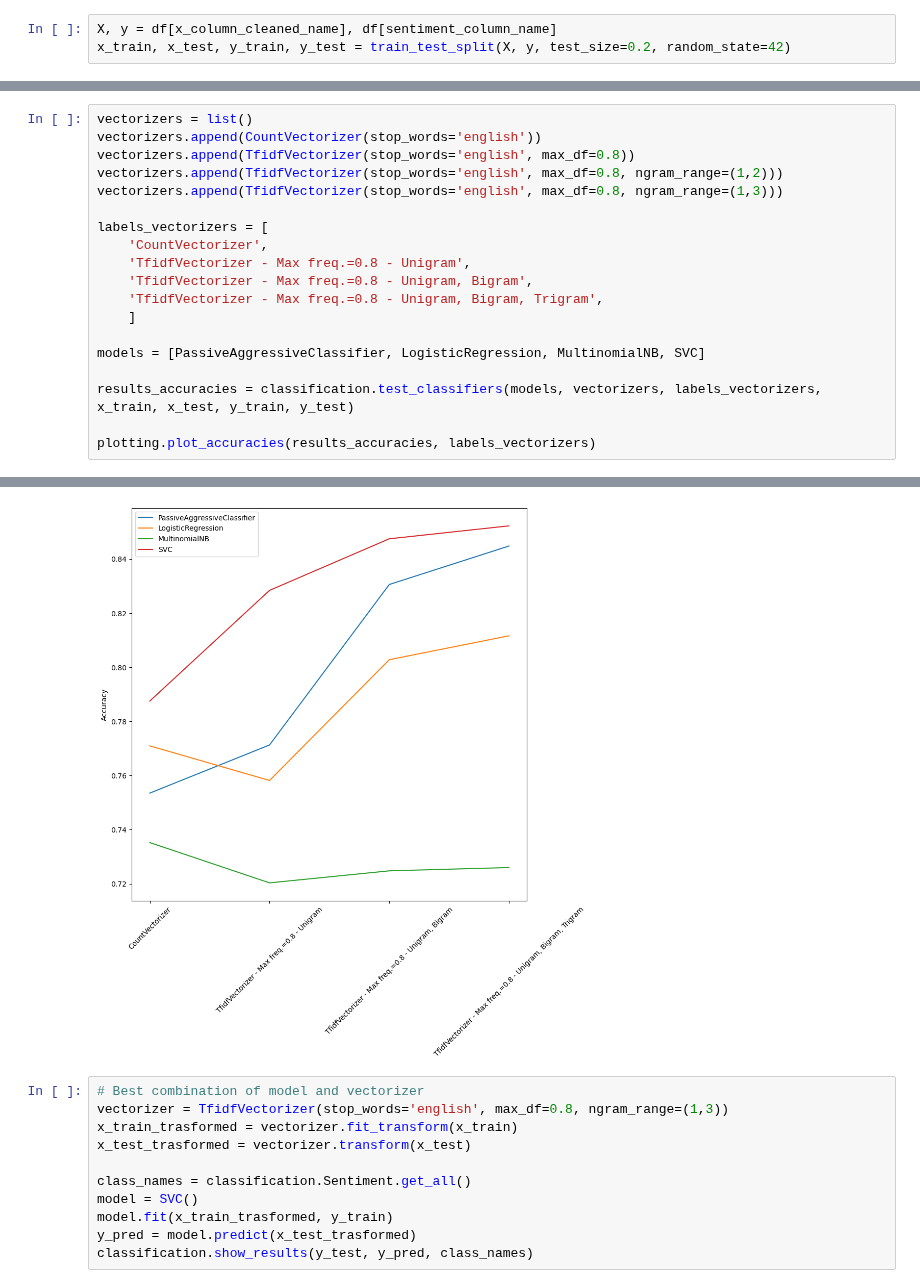
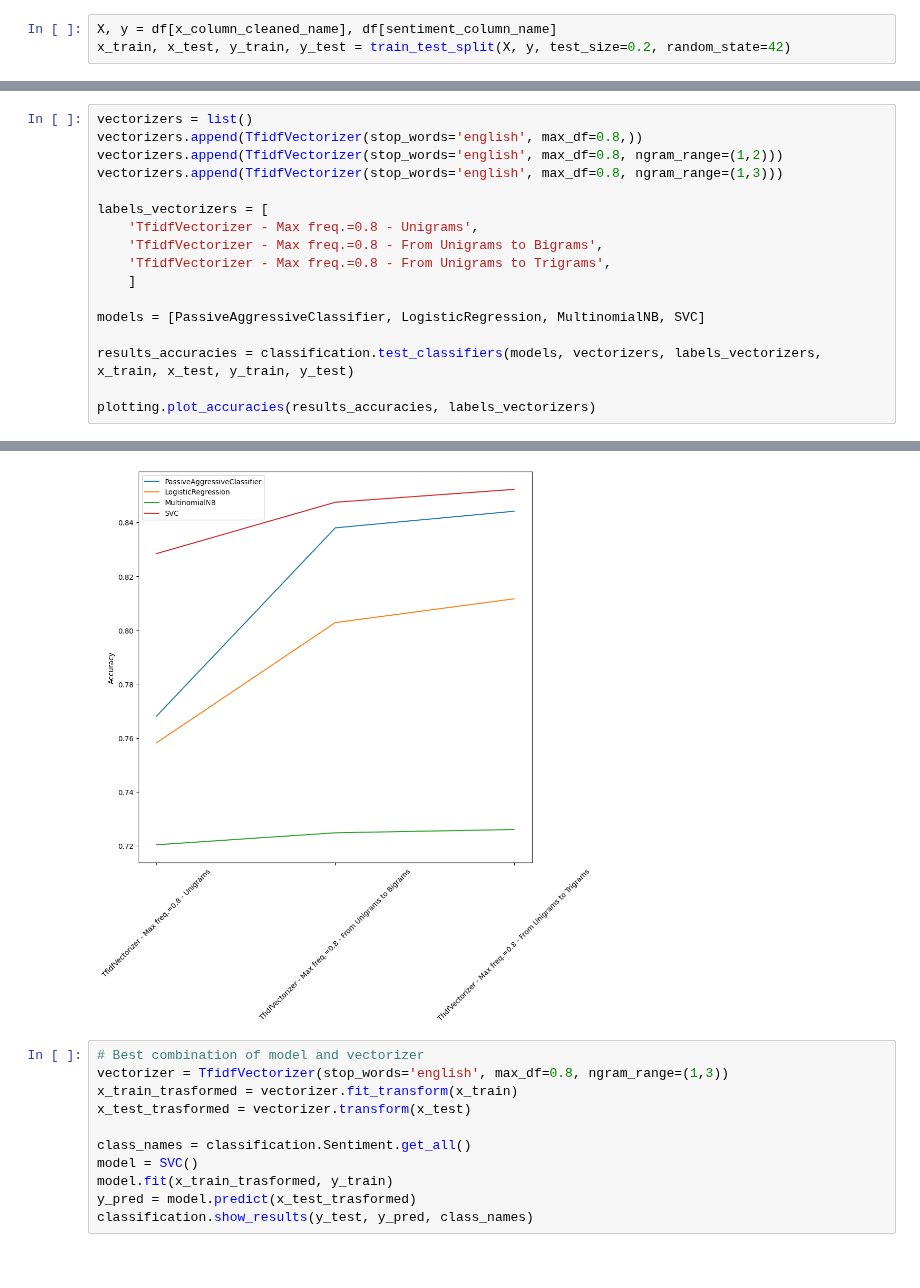
Before and after one commit to tkachenko0/McDonalds-FinderBot-for-Telegram, a Jupyter notebook: nb_OurCLF.ipynb, the cells around one changed output, grey strips where cells are left out. Drawn from its saved outputs; the diff is of its cells as text.

```diff
--- a/nb_OurCLF.ipynb
+++ b/nb_OurCLF.ipynb
@@ -53,15 +100,13 @@ x_train, x_test, y_train, y_test = train_test_split(X, y, test_size=0.2, random_
 # %%
 vectorizers = list()
-vectorizers.append(CountVectorizer(stop_words='english'))
-vectorizers.append(TfidfVectorizer(stop_words='english', max_df=0.8))
+vectorizers.append(TfidfVectorizer(stop_words='english', max_df=0.8,))
 vectorizers.append(TfidfVectorizer(stop_words='english', max_df=0.8, ngram_range=(1,2)))
 vectorizers.append(TfidfVectorizer(stop_words='english', max_df=0.8, ngram_range=(1,3)))
 
 labels_vectorizers = [
-    'CountVectorizer',
-    'TfidfVectorizer - Max freq.=0.8 - Unigram',
-    'TfidfVectorizer - Max freq.=0.8 - Unigram, Bigram',
-    'TfidfVectorizer - Max freq.=0.8 - Unigram, Bigram, Trigram',
+    'TfidfVectorizer - Max freq.=0.8 - Unigrams',
+    'TfidfVectorizer - Max freq.=0.8 - From Unigrams to Bigrams',
+    'TfidfVectorizer - Max freq.=0.8 - From Unigrams to Trigrams',
     ]
 
 models = [PassiveAggressiveClassifier, LogisticRegression, MultinomialNB, SVC]
@@ -90,4 +136,4 @@ Accuracy for SVC with vectorizer TfidfVectorizer - Max freq.=0.8 - Unigram, Bigr
-[figure, old version]
+[figure, new version]
 # %%
 # Best combination of model and vectorizer
 vectorizer = TfidfVectorizer(stop_words='english', max_df=0.8, ngram_range=(1,3))
```
Also changed, not shown: parts of 3 cells of this notebook, 4 other files.
